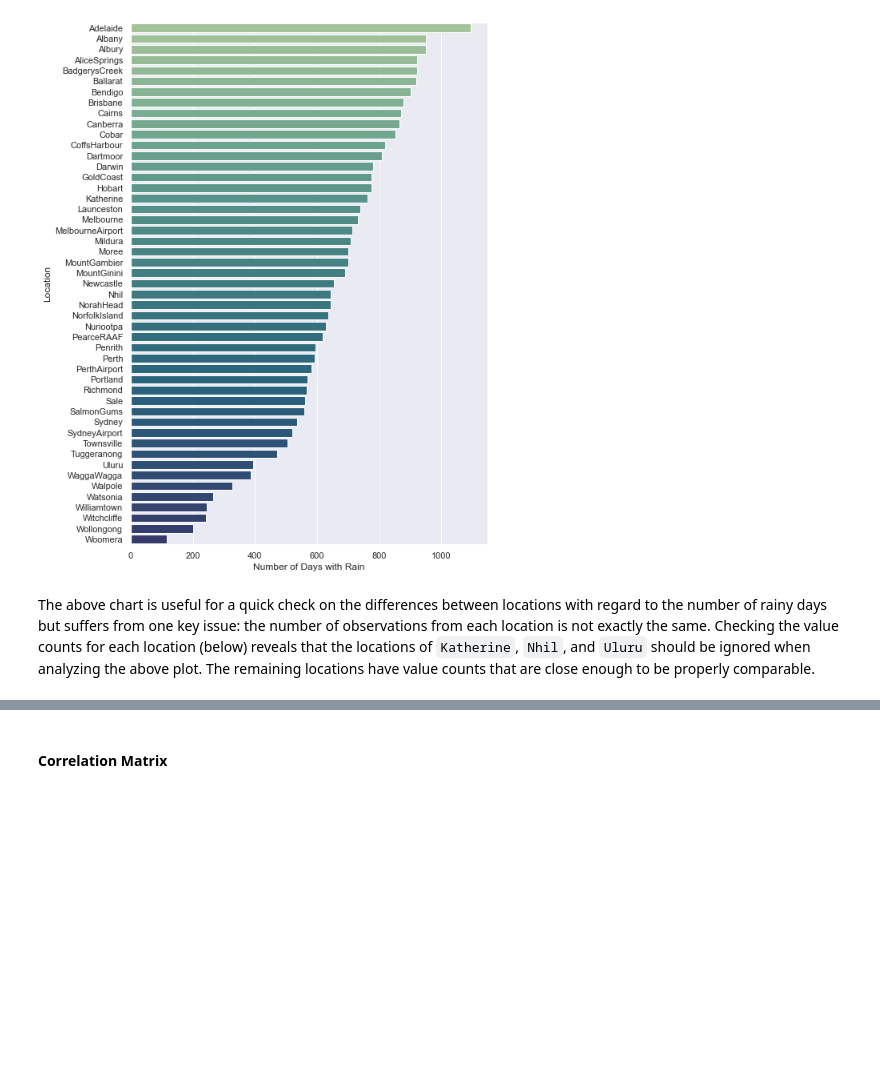
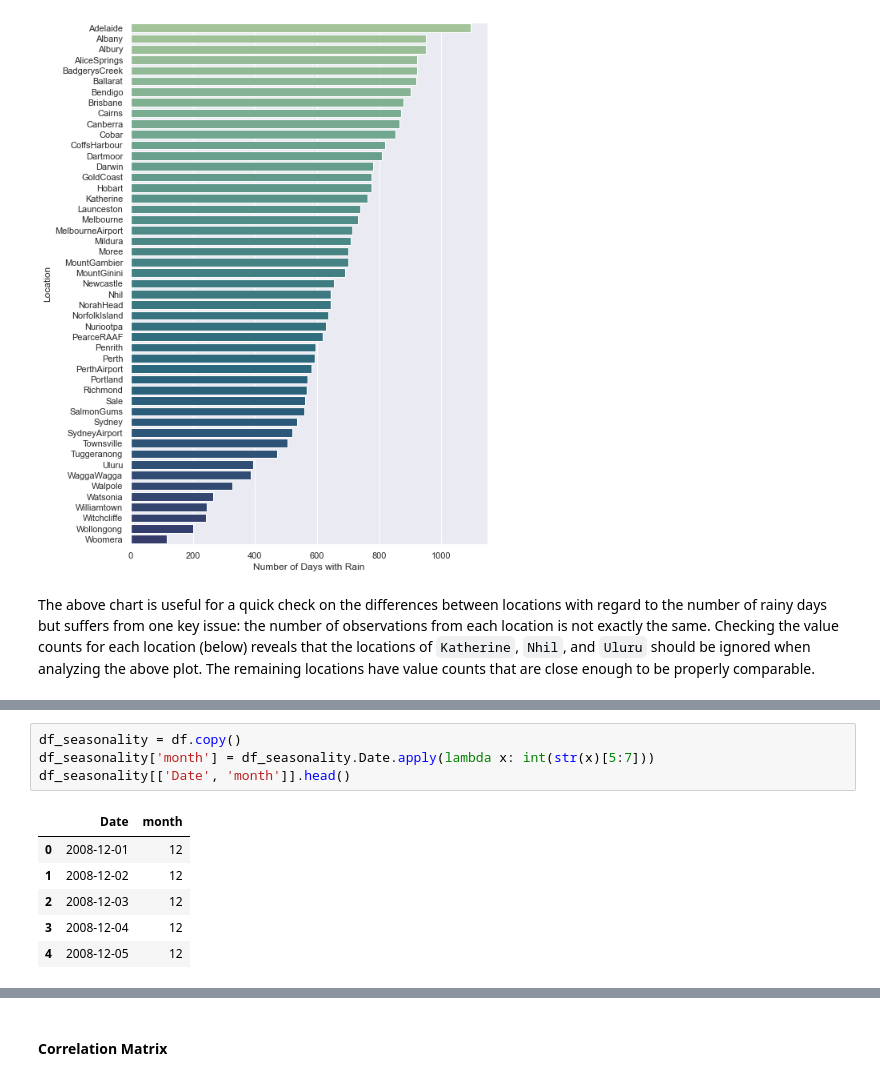
Before and after one commit to tjkyner/australian-rain-prediction, a Jupyter notebook: notebook.ipynb, the cells around one changed output, grey strips where cells are left out. Drawn from its saved outputs; the diff is of its cells as text; blank space fills up the shorter version.

```diff
--- a/notebook.ipynb
+++ b/notebook.ipynb
@@ -309,0 +318,11 @@ Name: Location, dtype: int64
+# %%
+df_seasonality = df.copy()
+df_seasonality['month'] = df_seasonality.Date.apply(lambda x: int(str(x)[5:7]))
+df_seasonality[['Date', 'month']].head()
+# %% [output]
+|  | Date | month |
+| 0 | 2008-12-01 | 12 |
+| 1 | 2008-12-02 | 12 |
+| 2 | 2008-12-03 | 12 |
+| 3 | 2008-12-04 | 12 |
+| 4 | 2008-12-05 | 12 |
```
Also changed, not shown: parts of 16 cells of this notebook.
